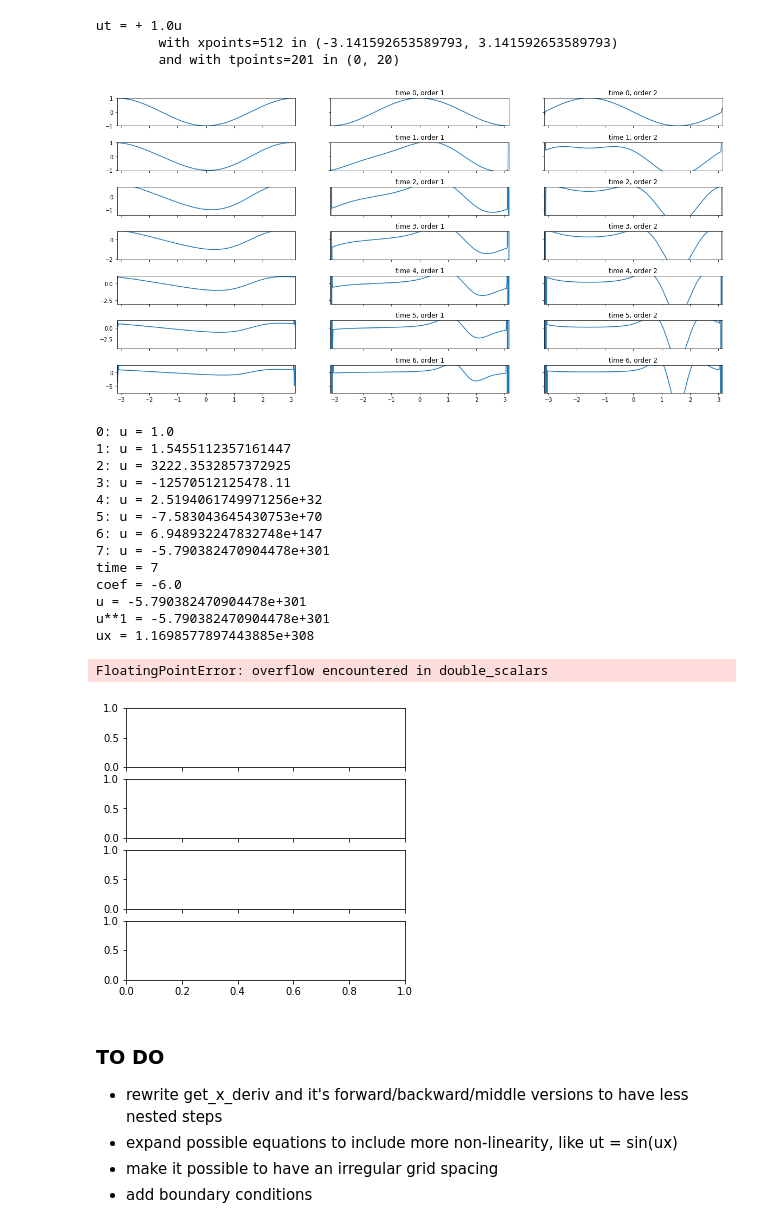
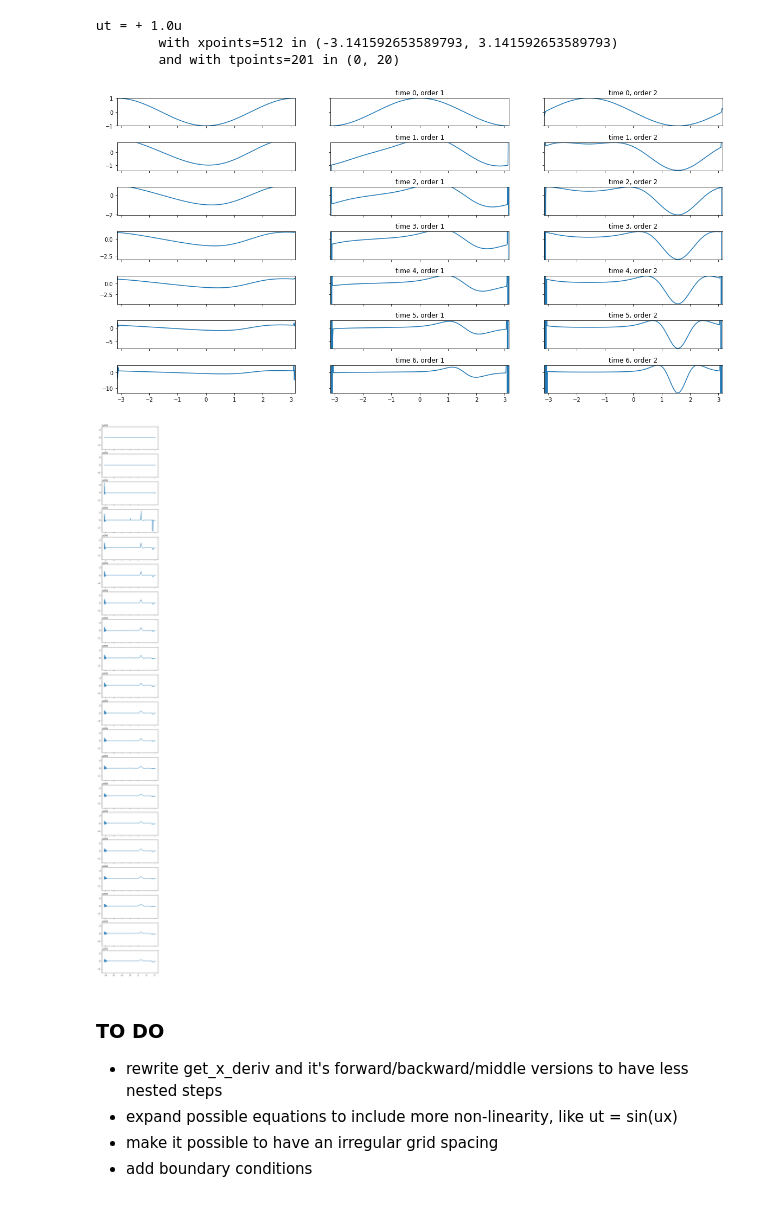
Before and after one commit to ZacharyVernec/PDE-FIND, a Jupyter notebook: PDE_FIND.ipynb, the cells around one changed output. Saved outputs shown, nothing was run; the diff lists cells and outputs as text; code cells hidden in the pictures.

Commit message:
Added overflow prevention by averaging.

```diff
--- a/PDE_FIND.ipynb
+++ b/PDE_FIND.ipynb
@@ -131,11 +131,11 @@ class PDE:
                 try:
                     deriv += coef * u**degree * xderiv
                 except FloatingPointError:
-                    print("time = "+str(time))
-                    print("coef = "+str(coef))
-                    print("u = "+str(u))
-                    print("u**"+str(degree)+" = "+str(u**degree))
-                    print("ux = "+str(xderiv))
+                    #print("time = "+str(time))
+                    #print("coef = "+str(coef))
+                    #print("u = "+str(u))
+                    #print("u**"+str(degree)+" = "+str(u**degree))
+                    #print("ux = "+str(xderiv))
                     raise
         return deriv
 
@@ -143,7 +143,22 @@ class PDE:
         u_curr = self.u[time, point]
         for order in range(self.max_order+1):
             for degree in range(self.max_degree+1):
-                u_next = u_curr + self.dt*self.get_t_deriv(time, point)
+                try:
+                    u_next = u_curr + self.dt*self.get_t_deriv(time, point)
+                except FloatingPointError:
+                    if point == 0:
+                        u_next = self.u[time, point+1]
+                    elif point == self.xpoints-1:
+                        u_next = self.u[time, point-1]
+                    else:
+                        u_left = self.u[time, point-1]
+                        u_right = self.u[time, point+1]
+                        #if abs(u_left) <= abs(u_right):
+                        #    u_next = u_left
+                        #else:
+                        #    u_next = u_right
+                        u_next = (u_left+u_right)/2
+
         return u_next
     def sim_next_grid(self, time):
         next_grid = np.empty((self.xpoints,), dtype=float)
@@ -184,43 +199,32 @@ for time in range(max_time):
         y = [pde.get_x_deriv(time, point, order) for point in range(pde.xpoints)]
         axes[time, order].plot(x, y)
         axes[time, order].set(title='time '+str(time)+', order '+str(order))
-    axes[time, 0].set_xlim(pde.xrange[0], pde.xrange[1])
-    axes[time, 0].set_ylim(ymin, ymax)
     pde.u[time+1] = pde.sim_next_grid(time)
     ymin = np.min(y[int(pde.xpoints*0.10):int(pde.xpoints*0.90)])
     ymax = np.max(y[int(pde.xpoints*0.10):int(pde.xpoints*0.90)])
+    axes[time, 0].set_xlim(pde.xrange[0], pde.xrange[1])
+    axes[time, 0].set_ylim(ymin, ymax)
 plt.subplots_adjust(hspace=0.6)
 plt.show()
 # %% [output]
-[figure, old version]
+[figure, new version]
 # %%
 np.seterr(all='raise')
 np.seterr(under='ignore')
 
-fig, axes = plt.subplots(kdv.max_order+1, figsize=(5,5), sharex=True, sharey=True)
+fig, axes = plt.subplots(nrows=pde.tpoints//10, figsize=(5,50), sharex=True, sharey=True)
+x = np.linspace(pde.xrange[0], pde.xrange[1], pde.xpoints)
 
-for time in range(kdv.tpoints-1):
-
-    print(str(time)+": u = "+str(kdv.u[time, 0]))
-    kdv.u[time+1] = kdv.sim_next_grid(time)
-    if np.any(np.isnan(kdv.u[time+1])):
-        print(kdv.u[time+1])
+for time in range(pde.tpoints-1):
+    #print(str(time)+": u = "+str(pde.u[time, 0]))
+    if time %10 == 0:
+        y = pde.u[time]
+        axes[time//10].plot(x, y)
+    pde.u[time+1] = pde.sim_next_grid(time)
+    if np.any(np.isnan(pde.u[time+1])):
+        print(pde.u[time+1])
 # %% [output]
-0: u = 1.0
-1: u = 1.5455112357161447
-2: u = 3222.3532857372925
-3: u = -12570512125478.11
-4: u = 2.5194061749971256e+32
-5: u = -7.583043645430753e+70
-6: u = 6.948932247832748e+147
-7: u = -5.790382470904478e+301
-time = 7
-coef = -6.0
-u = -5.790382470904478e+301
-u**1 = -5.790382470904478e+301
-ux = 1.1698577897443885e+308
-FloatingPointError: overflow encountered in double_scalars
-[figure, old version]
+[figure, new version]
 # %% [markdown]
 ### TO DO
 - rewrite get_x_deriv and it's forward/backward/middle versions to have less nested steps
```
